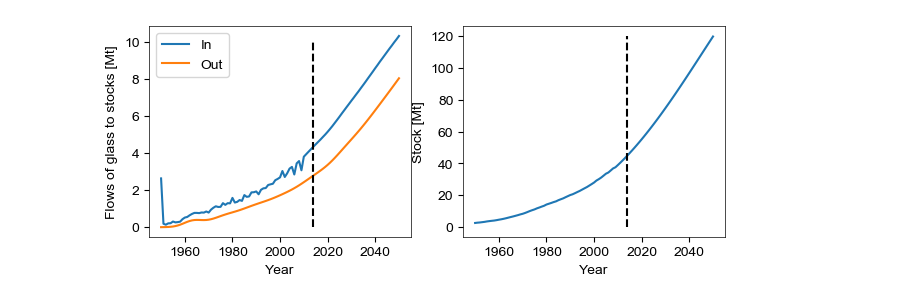
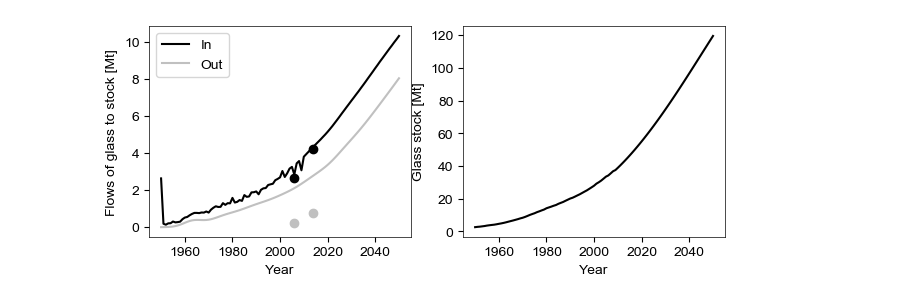
Before and after one commit to jmca3/glass-paper, a Jupyter notebook: code/Estimate_stocks_glass_in_cars.ipynb, the cells around one changed output. Saved outputs shown, nothing was run; the diff lists cells and outputs as text; code cells hidden in the pictures.

```diff
--- a/code/Estimate_stocks_glass_in_cars.ipynb
+++ b/code/Estimate_stocks_glass_in_cars.ipynb
@@ -68,25 +68,32 @@ Outflow_Glass = GlobalVehicles_DSM.o * np.array(CarGlassContent)
 Glass_Stock_ByCohort = np.einsum('tc,c->tc',GlobalVehicles_DSM.s_c,CarGlassContent) # in kg, s_c has dimension year x cohort
 # index t stands for year/time, index c for age-cohort
 # %%
-fig, ax=plt.subplots(1, 2, figsize = fig_size_tuple_double, dpi = fig_dpi, facecolor='w', edgecolor='k', sharex=True)
+fig, ax=plt.subplots(1, 2, figsize = fig_size_tuple_double, dpi = fig_dpi, facecolor = 'w', edgecolor = 'k', sharex=True)
+
+# Estimate ratio of glass to steel in buildings from available data points
+car_flows = pd.read_excel('../data/glass_paper.xlsx', sheet_name='Car_flows')
 
 # Flows to stock
-ax[0].plot(GlobalVehicles_DSM.t, Inflow_Glass / 1e9, label = 'In')
-ax[0].plot(GlobalVehicles_DSM.t, Outflow_Glass / 1e9, label = 'Out')
-ax[0].plot([2014,2014],[0,10], color = 'k', LineStyle = '--')
+ax[0].plot(GlobalVehicles_DSM.t, Inflow_Glass / 1e9, label = 'In', color = 'k')
+ax[0].scatter(car_flows['Year'], car_flows['In'], color = 'k')
+
+ax[0].plot(GlobalVehicles_DSM.t, Outflow_Glass / 1e9, label = 'Out', color = 'silver')
+ax[0].scatter(car_flows['Year'], car_flows['Out'], color = 'silver')
+
+#ax[0].plot([2014,2014],[0,10], color = 'k', LineStyle = '--')
 ax[0].legend()
 
 ax[0].set_xlabel('Year')
-ax[0].set_ylabel('Flows of glass to stocks [Mt]')
+ax[0].set_ylabel('Flows of glass to stock [Mt]')
 
 # Stock of glass
-ax[1].plot(GlobalVehicles_DSM.t, Glass_Stock_ByCohort.sum(axis =1) / 1e9)
-ax[1].plot([2014,2014],[0,120], color = 'k', LineStyle = '--')
+ax[1].plot(GlobalVehicles_DSM.t, Glass_Stock_ByCohort.sum(axis =1) / 1e9, color = 'k')
+#ax[1].plot([2014,2014],[0,120], color = 'k', LineStyle = '--')
 
 ax[1].set_xlabel('Year')
-ax[1].set_ylabel('Stock [Mt]')
+ax[1].set_ylabel('Glass stock [Mt]')
 
 plt.savefig('../outputs/auto_glass_stocks.pdf')
 plt.show()
 # %% [output]
-[figure, old version]
+[figure, new version]
```
Also changed, not shown: 8 other files.
